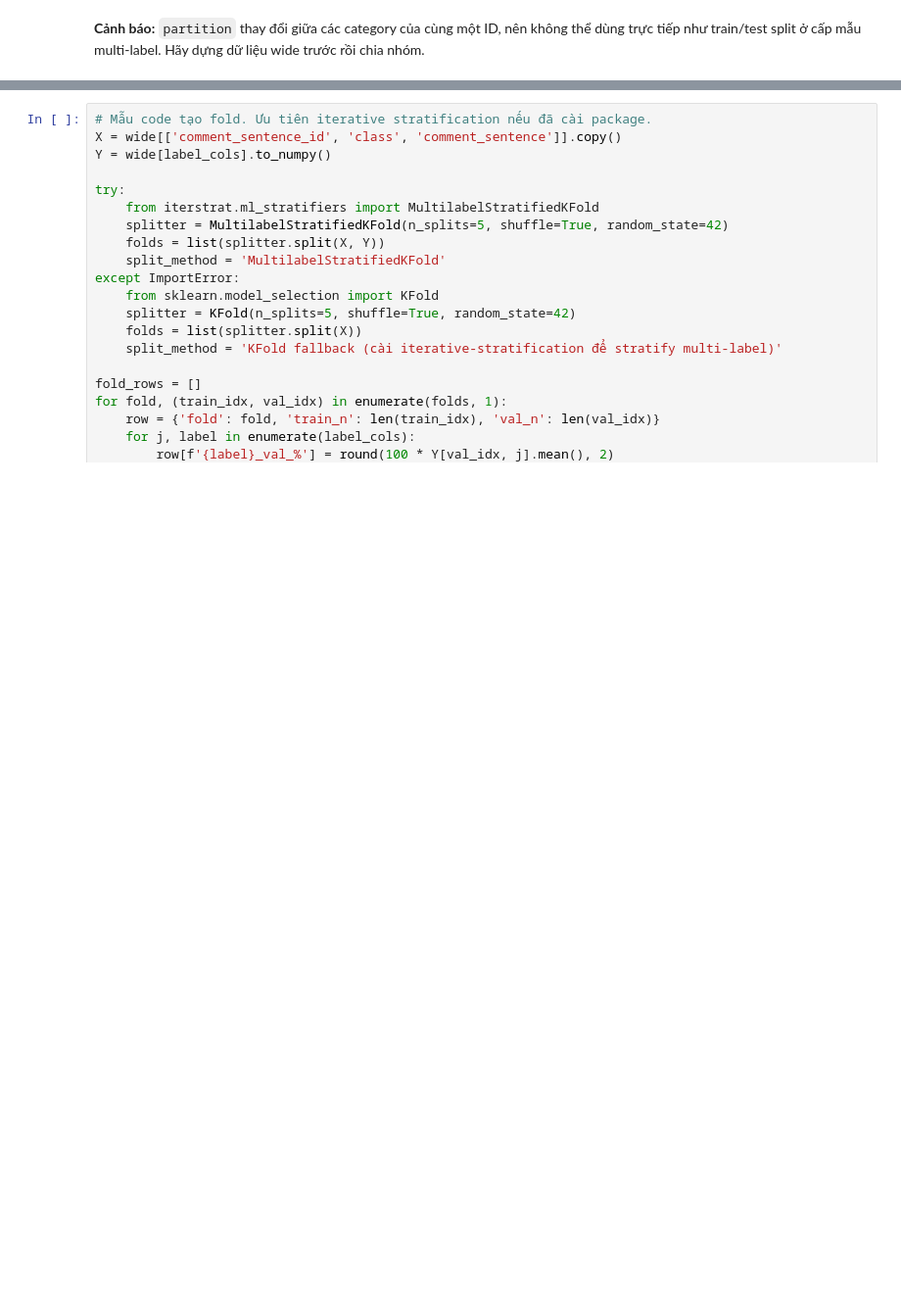
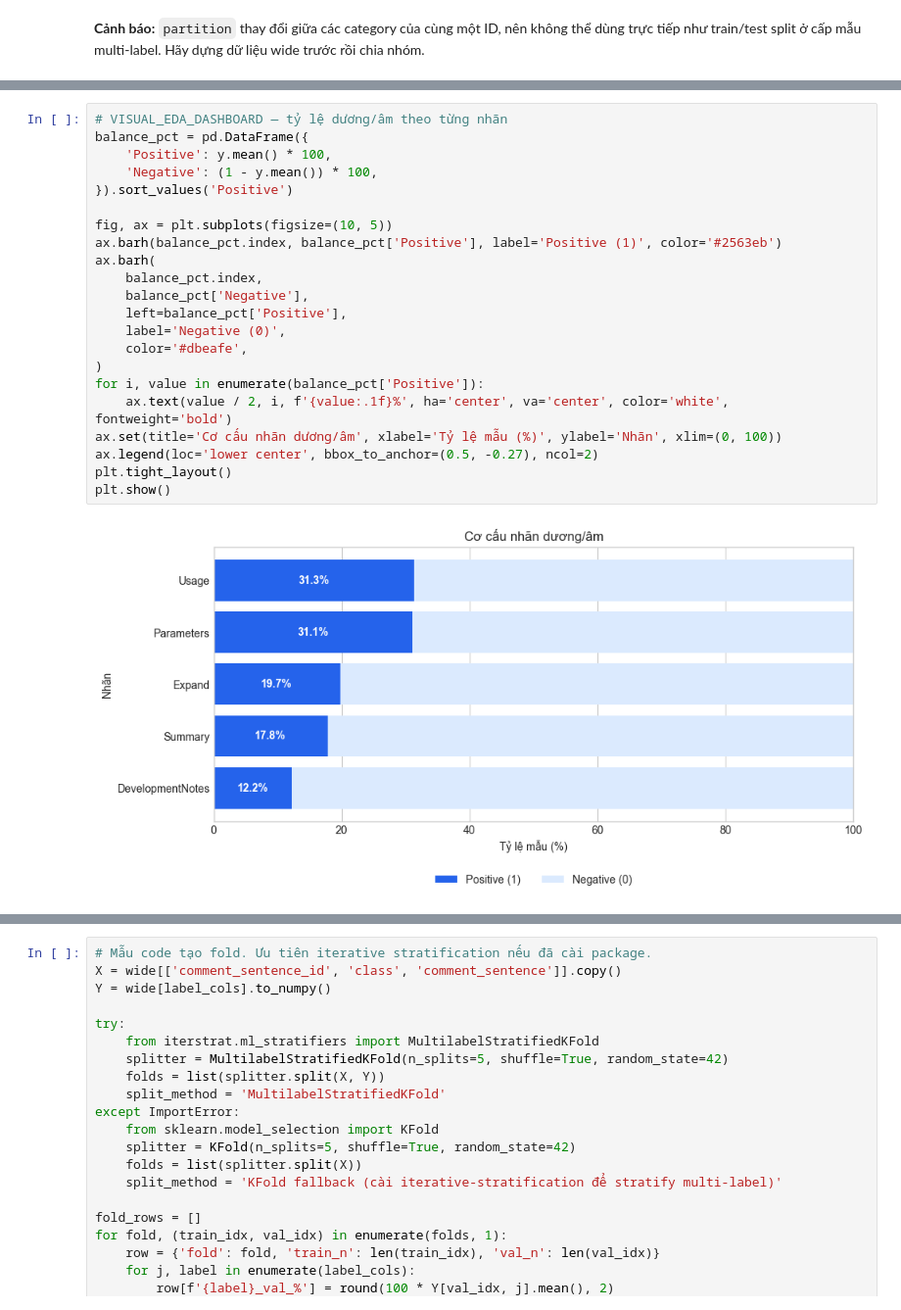
Before and after one commit to binhbinh22/Master-Seminar-2, a Jupyter notebook: EDA_python_code_comment_classification.ipynb, the cells around one changed output, grey strips where cells are left out. Shown at 98% size. Drawn from its saved outputs; the diff is of its cells as text; blank space fills up the shorter version.

Commit message:
Enhance EDA notebook visualizations

```diff
--- a/EDA_python_code_comment_classification.ipynb
+++ b/EDA_python_code_comment_classification.ipynb
@@ -388,0 +399,24 @@ Số nhóm text trùng: 112
+# %%
+# VISUAL_EDA_DASHBOARD — tỷ lệ dương/âm theo từng nhãn
+balance_pct = pd.DataFrame({
+    'Positive': y.mean() * 100,
+    'Negative': (1 - y.mean()) * 100,
+}).sort_values('Positive')
+
+fig, ax = plt.subplots(figsize=(10, 5))
+ax.barh(balance_pct.index, balance_pct['Positive'], label='Positive (1)', color='#2563eb')
+ax.barh(
+    balance_pct.index,
+    balance_pct['Negative'],
+    left=balance_pct['Positive'],
+    label='Negative (0)',
+    color='#dbeafe',
+)
+for i, value in enumerate(balance_pct['Positive']):
+    ax.text(value / 2, i, f'{value:.1f}%', ha='center', va='center', color='white', fontweight='bold')
+ax.set(title='Cơ cấu nhãn dương/âm', xlabel='Tỷ lệ mẫu (%)', ylabel='Nhãn', xlim=(0, 100))
+ax.legend(loc='lower center', bbox_to_anchor=(0.5, -0.27), ncol=2)
+plt.tight_layout()
+plt.show()
+# %% [output]
+[figure, added]
```
Also changed, not shown: parts of 7 cells of this notebook.
